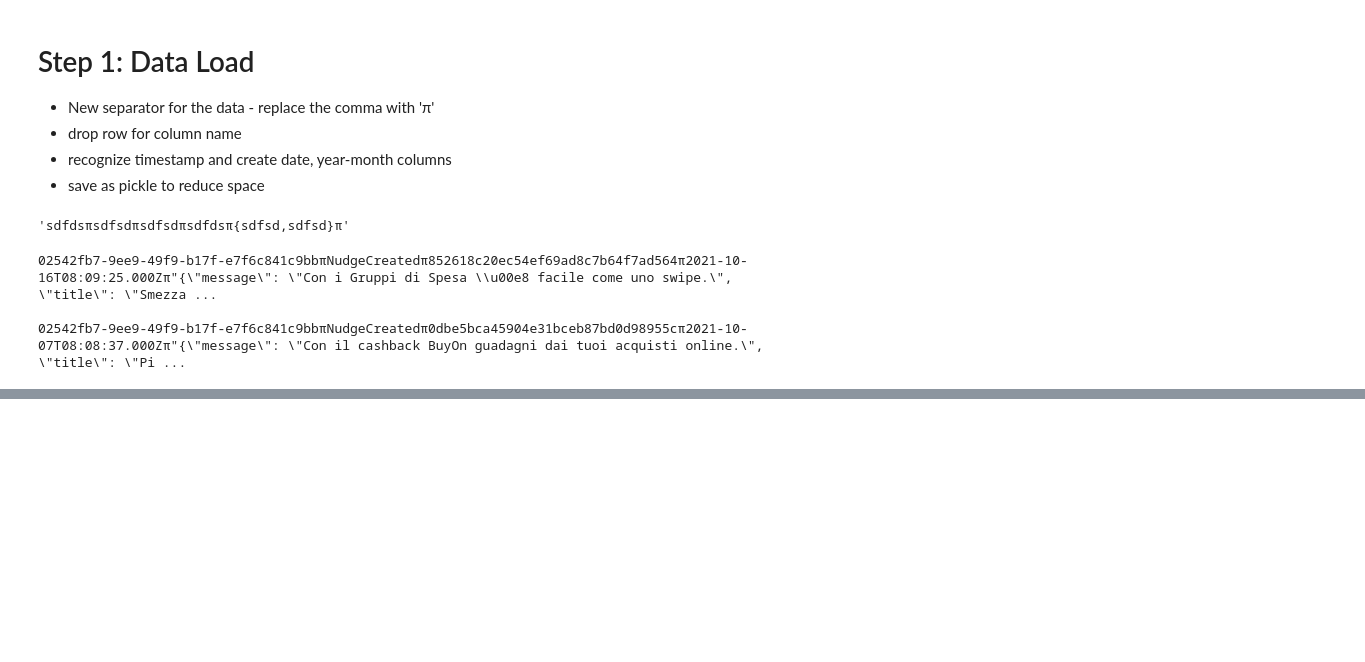
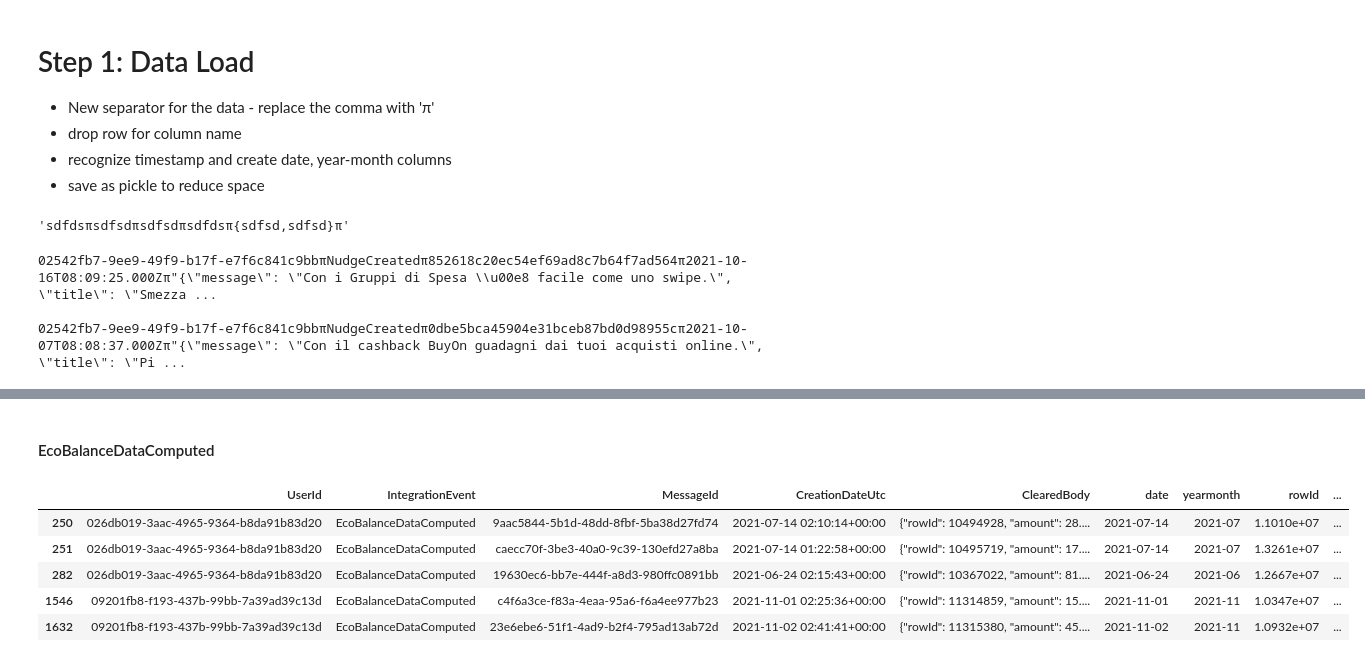
Before and after one commit to rawatpranjal/PhD_Project1, a Jupyter notebook: 001_data_processing/main-v1.ipynb, the cells around one changed output, grey strips where cells are left out. Saved outputs shown, nothing was run; the diff lists cells and outputs as text; code cells hidden in the pictures; blank space fills up the shorter version.

```diff
--- a/001_data_processing/main-v1.ipynb
+++ b/001_data_processing/main-v1.ipynb
@@ -178,0 +274,14 @@ df.shape, df2.shape
+# %% [markdown]
+#### EcoBalanceDataComputed
+# %%
+temp = df[df.IntegrationEvent == 'EcoBalanceDataComputed']
+temp2 = pd.json_normalize(temp.ClearedBody.apply(json.loads))
+temp3 = temp.join(temp2)
+temp3.head()
+# %% [output]
+|  | UserId | IntegrationEvent | MessageId | CreationDateUtc | ClearedBody | date | yearmonth | rowId | ... |
+| 250 | 026db019-3aac-4965-9364-b8da91b83d20 | EcoBalanceDataComputed | 9aac5844-5b1d-48dd-8fbf-5ba38d27fd74 | 2021-07-14 02:10:14+00:00 | {"rowId": 10494928, "amount": 28.... | 2021-07-14 | 2021-07 | 1.1010e+07 | ... |
+| 251 | 026db019-3aac-4965-9364-b8da91b83d20 | EcoBalanceDataComputed | caecc70f-3be3-40a0-9c39-130efd27a8ba | 2021-07-14 01:22:58+00:00 | {"rowId": 10495719, "amount": 17.... | 2021-07-14 | 2021-07 | 1.3261e+07 | ... |
+| 282 | 026db019-3aac-4965-9364-b8da91b83d20 | EcoBalanceDataComputed | 19630ec6-bb7e-444f-a8d3-980ffc0891bb | 2021-06-24 02:15:43+00:00 | {"rowId": 10367022, "amount": 81.... | 2021-06-24 | 2021-06 | 1.2667e+07 | ... |
+| 1546 | 09201fb8-f193-437b-99bb-7a39ad39c13d | EcoBalanceDataComputed | c4f6a3ce-f83a-4eaa-95a6-f6a4ee977b23 | 2021-11-01 02:25:36+00:00 | {"rowId": 11314859, "amount": 15.... | 2021-11-01 | 2021-11 | 1.0347e+07 | ... |
+| 1632 | 09201fb8-f193-437b-99bb-7a39ad39c13d | EcoBalanceDataComputed | 23e6ebe6-51f1-4ad9-b2f4-795ad13ab72d | 2021-11-02 02:41:41+00:00 | {"rowId": 11315380, "amount": 45.... | 2021-11-02 | 2021-11 | 1.0932e+07 | ... |
```
Also changed, not shown: parts of 84 cells of this notebook, 9 other files.
